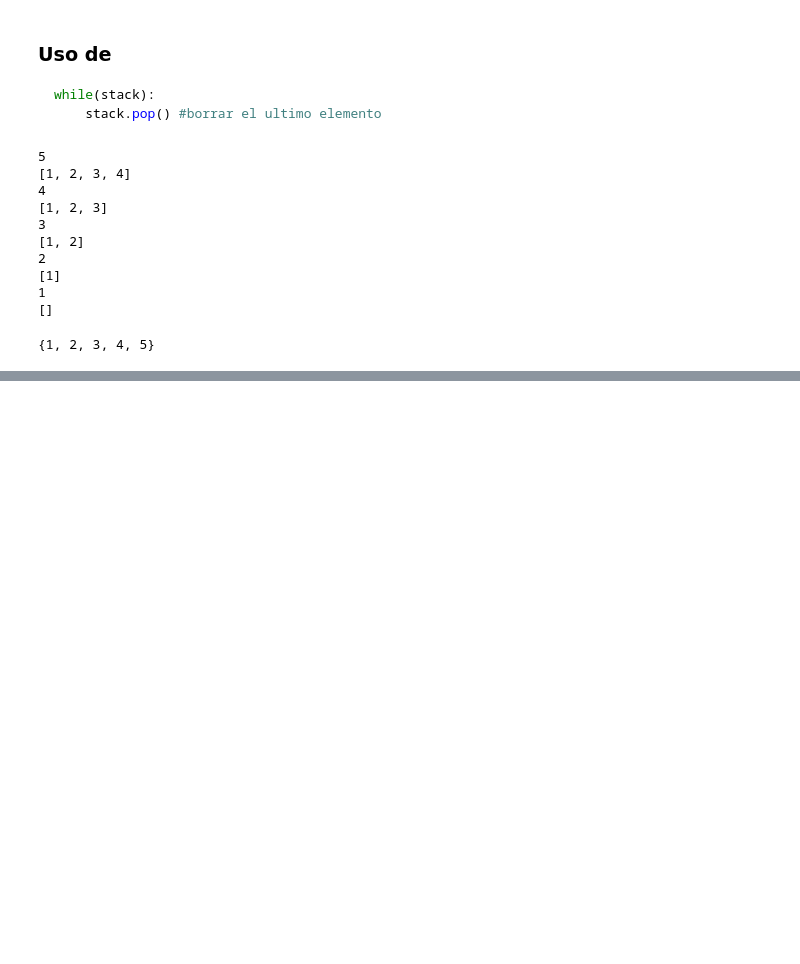
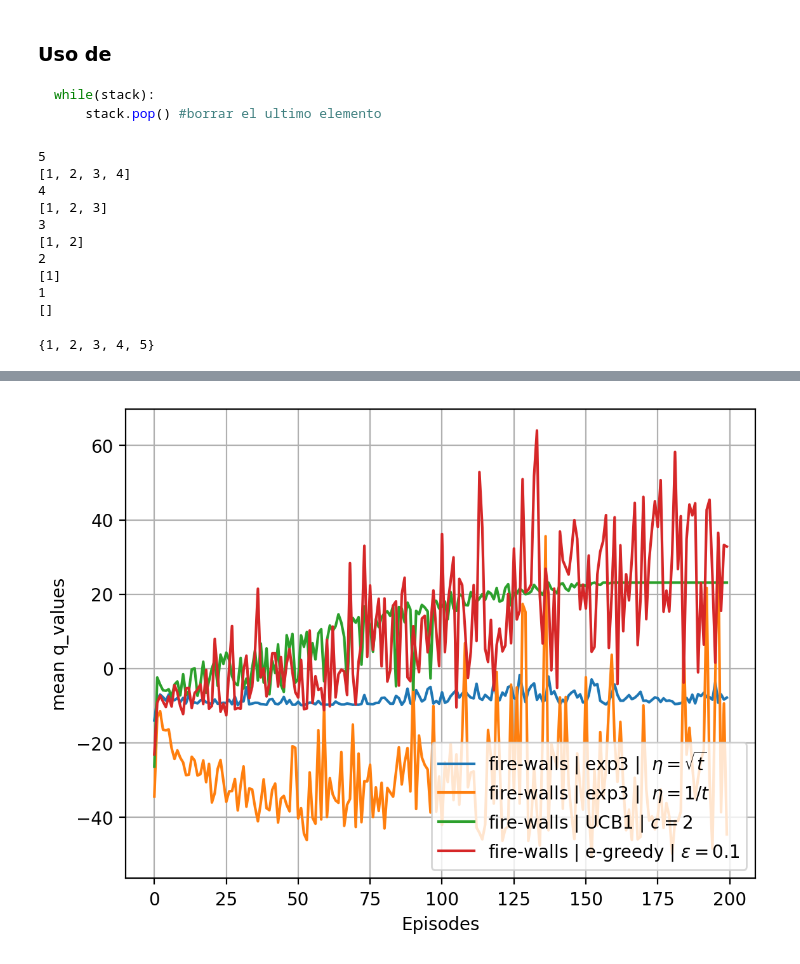
Before and after one commit to rabarza/Laberinto-Q-Learning, a Jupyter notebook: comparacion_modelos.ipynb, the cells around one changed output, grey strips where cells are left out. Cells and saved outputs as stored; diff of their text form; code cells hidden in the pictures; blank space fills up the shorter version.

```diff
--- a/comparacion_modelos.ipynb
+++ b/comparacion_modelos.ipynb
@@ -172,0 +227,16 @@ set([1,2,3,4,5])
+# %%
+model = Q_maze(maze, 'exp3', expression='\sqrt{t}', alpha=alpha, gamma=gamma)
+model.train(num_episodes = num_episodes)
+# %%
+model1 = Q_maze(maze, 'exp3', expression='1/t', alpha=alpha, gamma=gamma)
+model1.train(num_episodes = num_episodes)
+# %%
+model2 = Q_maze(maze, 'UCB1', alpha=alpha, gamma=gamma)
+model2.train(num_episodes = num_episodes)
+# %%
+model3 = Q_maze(maze, 'e-greedy', epsilon=epsilon, alpha=alpha, gamma=gamma)
+model3.train(num_episodes = num_episodes)
+# %%
+plot_steps_per_episode_comp([ model, model1, model2, model3], 'mean q_values', dpi=200)
+# %% [output]
+[figure, added]
```
Also changed, not shown: parts of 15 cells of this notebook, 7 other files.
